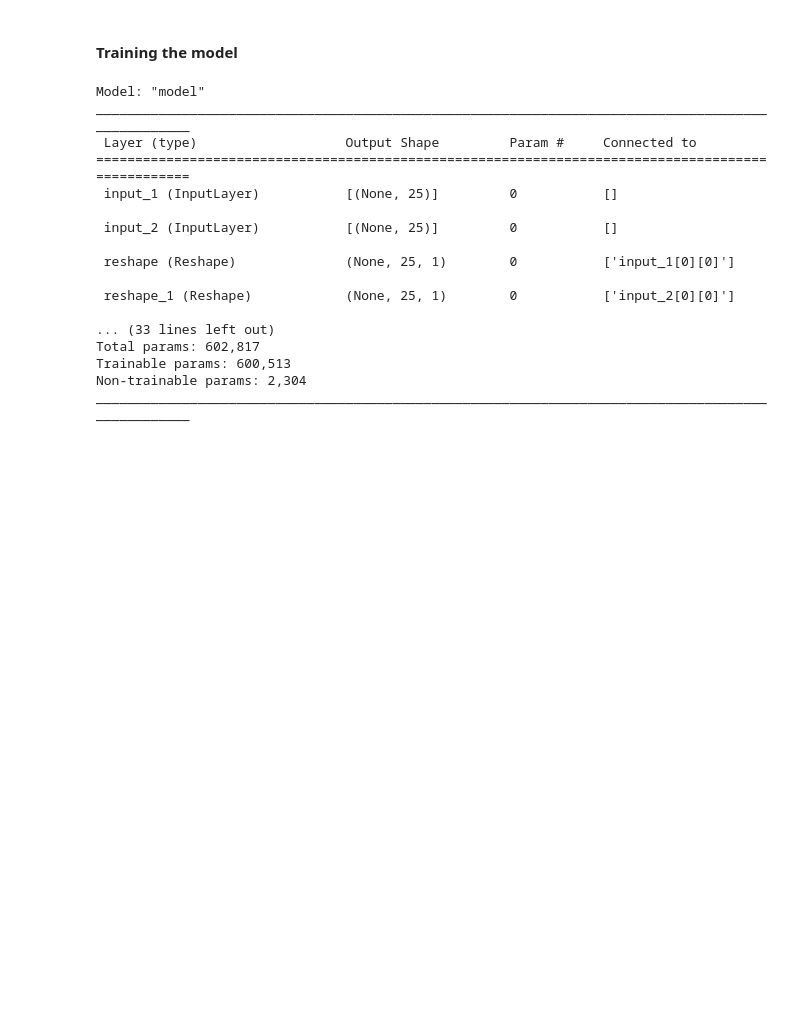
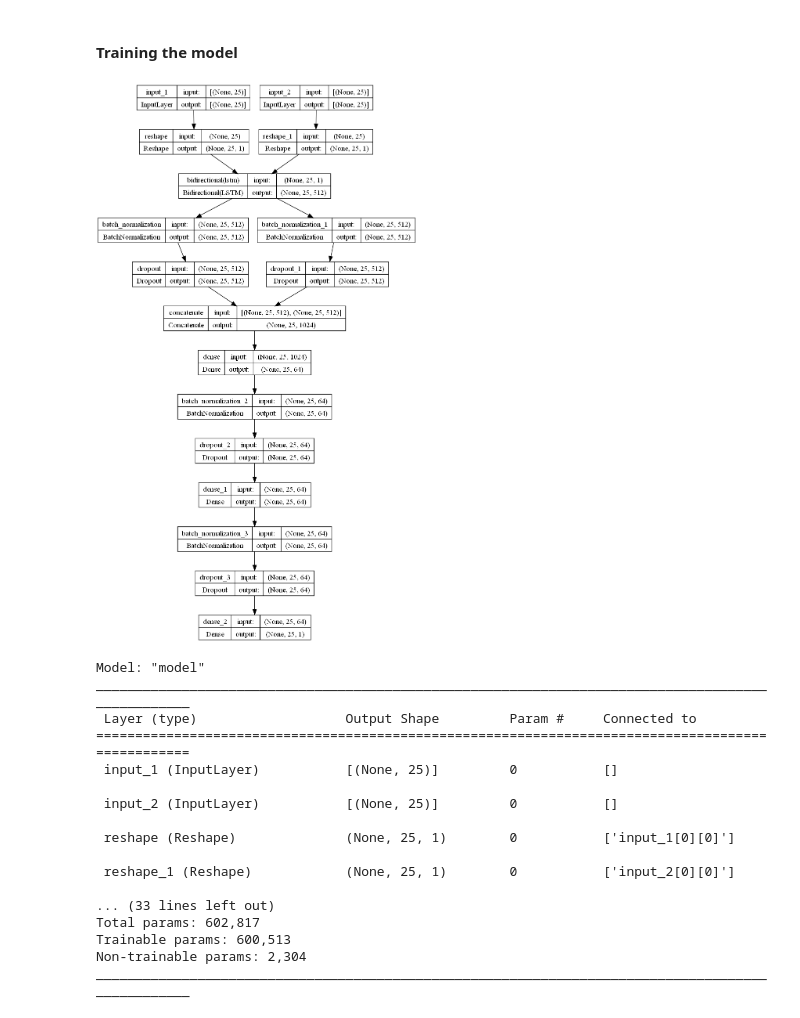
Before and after one commit to Dhouib-Mohamed/Duplicate-Question-Predictor, a Jupyter notebook: notebooks/Models Training/model_building.ipynb, the cells around one changed output. Cells and saved outputs as stored; diff of their text form; code cells hidden in the pictures; blank space fills up the shorter version.

```diff
--- a/notebooks/Models Training/model_building.ipynb
+++ b/notebooks/Models Training/model_building.ipynb
@@ -48,6 +49,11 @@ epochs = 10
 # %%
 # Create the model
 model = src.create_model(input_length)
+# %%
+# Generate a graph representation of the model
+plot_model(model, to_file='../../reports/model_graph.png', show_shapes=True)
+# %% [output]
+[figure, added]
 # %%
 model.summary()
 # %% [output]
```
Also changed, not shown: parts of 1 cell of this notebook, 5 other files.
